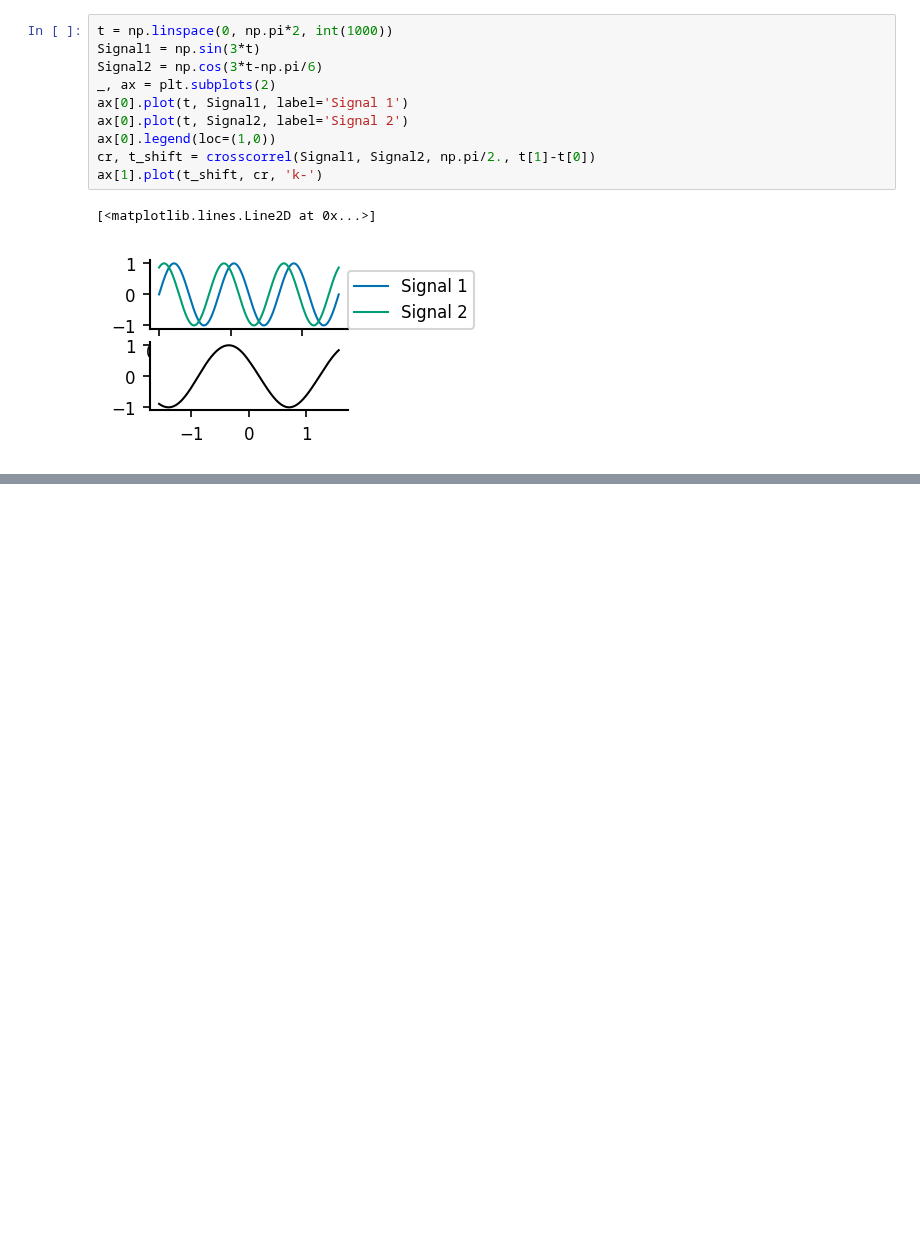
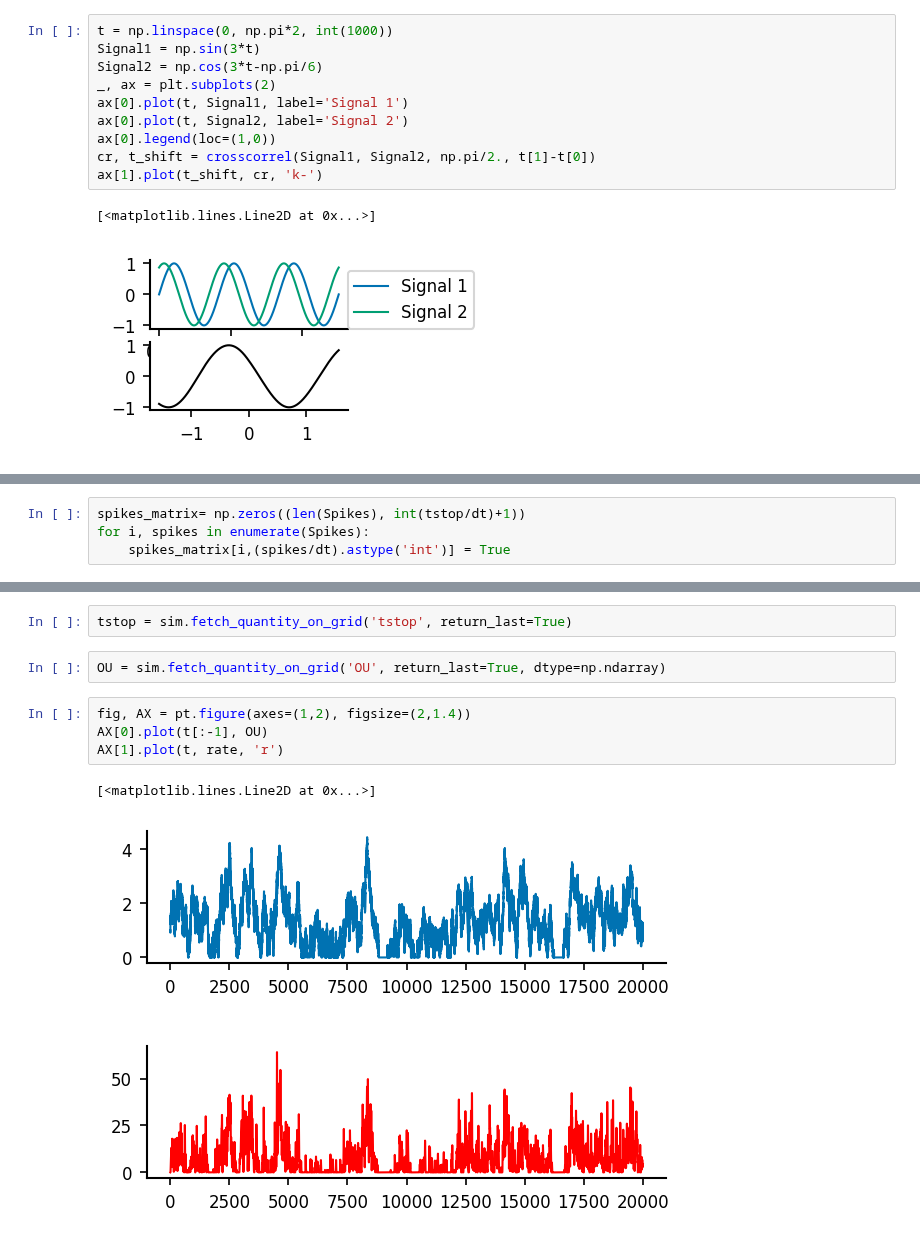
Before and after one commit to yzerlaut/pv-sst-dendrites, a Jupyter notebook: biophysical_modelling/detailed_model/OU-input.ipynb, the cells around one changed output, grey strips where cells are left out. Cells and saved outputs as stored; diff of their text form; blank space fills up the shorter version.

```diff
--- a/biophysical_modelling/detailed_model/OU-input.ipynb
+++ b/biophysical_modelling/detailed_model/OU-input.ipynb
@@ -89,0 +124,4 @@ Type:      builtin_function_or_method
+# %%
+spikes_matrix= np.zeros((len(Spikes), int(tstop/dt)+1))
+for i, spikes in enumerate(Spikes):
+    spikes_matrix[i,(spikes/dt).astype('int')] = True
@@ -89,0 +135,11 @@ Type:      builtin_function_or_method
+# %%
+tstop = sim.fetch_quantity_on_grid('tstop', return_last=True)
+# %%
+OU = sim.fetch_quantity_on_grid('OU', return_last=True, dtype=np.ndarray)
+# %%
+fig, AX = pt.figure(axes=(1,2), figsize=(2,1.4))
+AX[0].plot(t[:-1], OU)
+AX[1].plot(t, rate, 'r')
+# %% [output]
+[<matplotlib.lines.Line2D at 0x...>]
+[figure, added]
```
Also changed, not shown: parts of 10 cells of this notebook, 3 other files.
